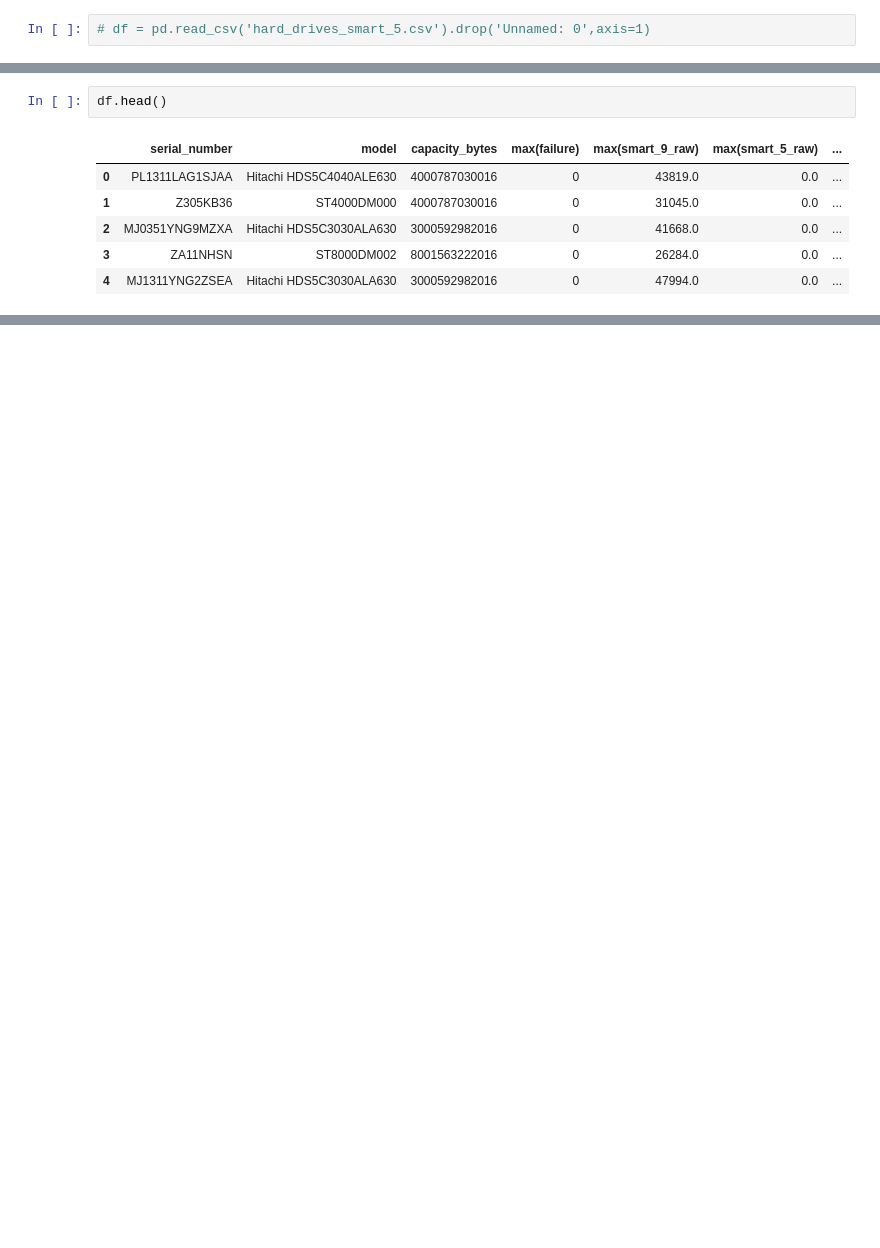
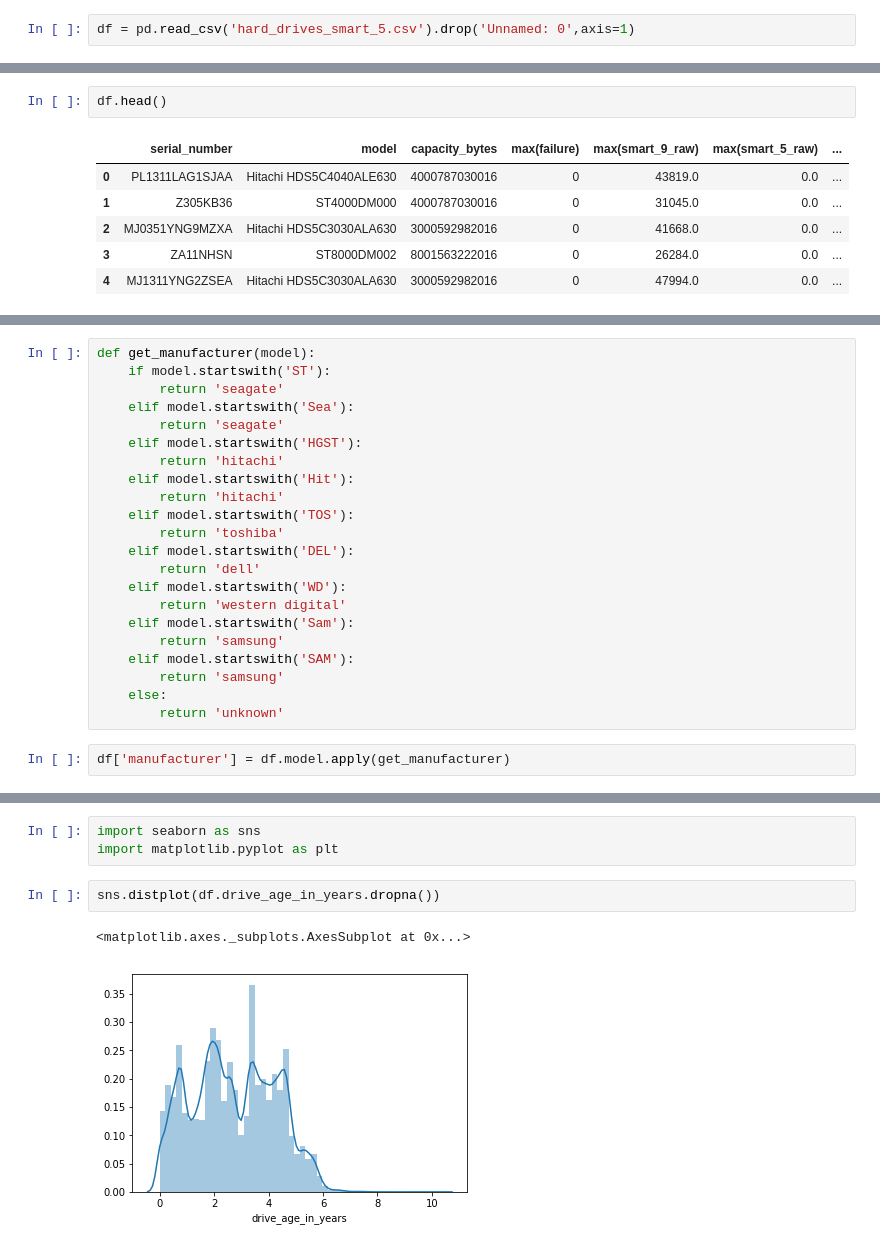
Before and after one commit to just-keep-spinning/hard-drive-project, a Jupyter notebook: misty_capstone_folder/mists-working.ipynb, the cells around one changed output, grey strips where cells are left out. Drawn from its saved outputs; the diff is of its cells as text; blank space fills up the shorter version.

Commit message:
start explorin

```diff
--- a/misty_capstone_folder/mists-working.ipynb
+++ b/misty_capstone_folder/mists-working.ipynb
@@ -121,7 +121,7 @@ df = df.select("*").toPandas()
 # %%
 df.to_csv(r'./hard_drives_smart_5.csv')
 # %%
-# df = pd.read_csv('hard_drives_smart_5.csv').drop('Unnamed: 0',axis=1)
+df = pd.read_csv('hard_drives_smart_5.csv').drop('Unnamed: 0',axis=1)
 # %% [markdown]
 > Will now code everying in pandas!
 # %%
@@ -153,0 +205,24 @@ df.head()
+# %%
+def get_manufacturer(model):
+    if model.startswith('ST'):
+        return 'seagate'
+    elif model.startswith('Sea'):
+        return 'seagate'
+    elif model.startswith('HGST'):
+        return 'hitachi'
+    elif model.startswith('Hit'):
+        return 'hitachi'
+    elif model.startswith('TOS'):
+        return 'toshiba'
+    elif model.startswith('DEL'):
+        return 'dell'
+    elif model.startswith('WD'):
+        return 'western digital'
+    elif model.startswith('Sam'):
+        return 'samsung'
+    elif model.startswith('SAM'):
+        return 'samsung'
+    else:
+        return 'unknown'
+# %%
+df['manufacturer'] = df.model.apply(get_manufacturer)
@@ -153,0 +298,8 @@ df.head()
+# %%
+import seaborn as sns
+import matplotlib.pyplot as plt
+# %%
+sns.distplot(df.drive_age_in_years.dropna())
+# %% [output]
+<matplotlib.axes._subplots.AxesSubplot at 0x...>
+[figure, added]
```
Also changed, not shown: parts of 31 cells of this notebook.
